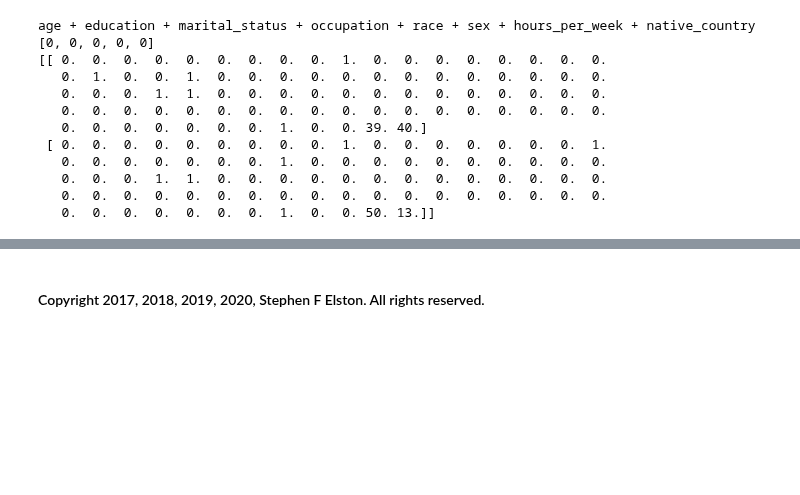
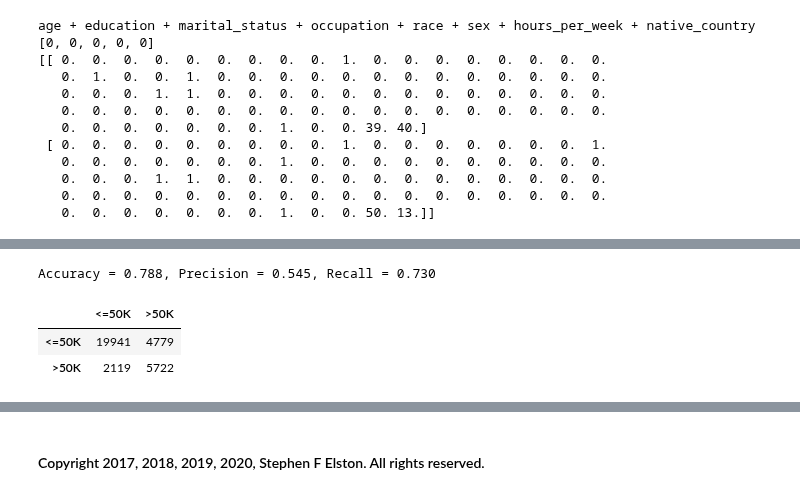
Before and after one commit to StephenElston/DataScience410, a Jupyter notebook: Lecture9/NaiveBayes.ipynb, the cells around one changed output, grey strips where cells are left out. Drawn from its saved outputs; the diff is of its cells as text; code cells hidden in the pictures; blank space fills up the shorter version.

```diff
--- a/Lecture9/NaiveBayes.ipynb
+++ b/Lecture9/NaiveBayes.ipynb
@@ -422,0 +456,12 @@ Accuracy = 0.754, Precision = 0.494, Recall = 0.812
+# %%
+model_income = sklearn.naive_bayes.MultinomialNB(alpha=0.1, class_prior=[0.6,0.4])
+nr.seed(23411)
+model_income.fit(X_income, y_income)
+results_income = predict_results(model_income, X_income, income, 'income', ['>50K','<=50K'])
+results_income.loc[:,'income'] = pd.Series(results_income.loc[:,'income'], dtype=income_categories)
+performance(results_income, 'income', income_categories)
+# %% [output]
+Accuracy = 0.788, Precision = 0.545, Recall = 0.730
+|  | <=50K | >50K |
+| <=50K | 19941 | 4779 |
+| >50K | 2119 | 5722 |
```
Also changed, not shown: parts of 40 cells of this notebook.
